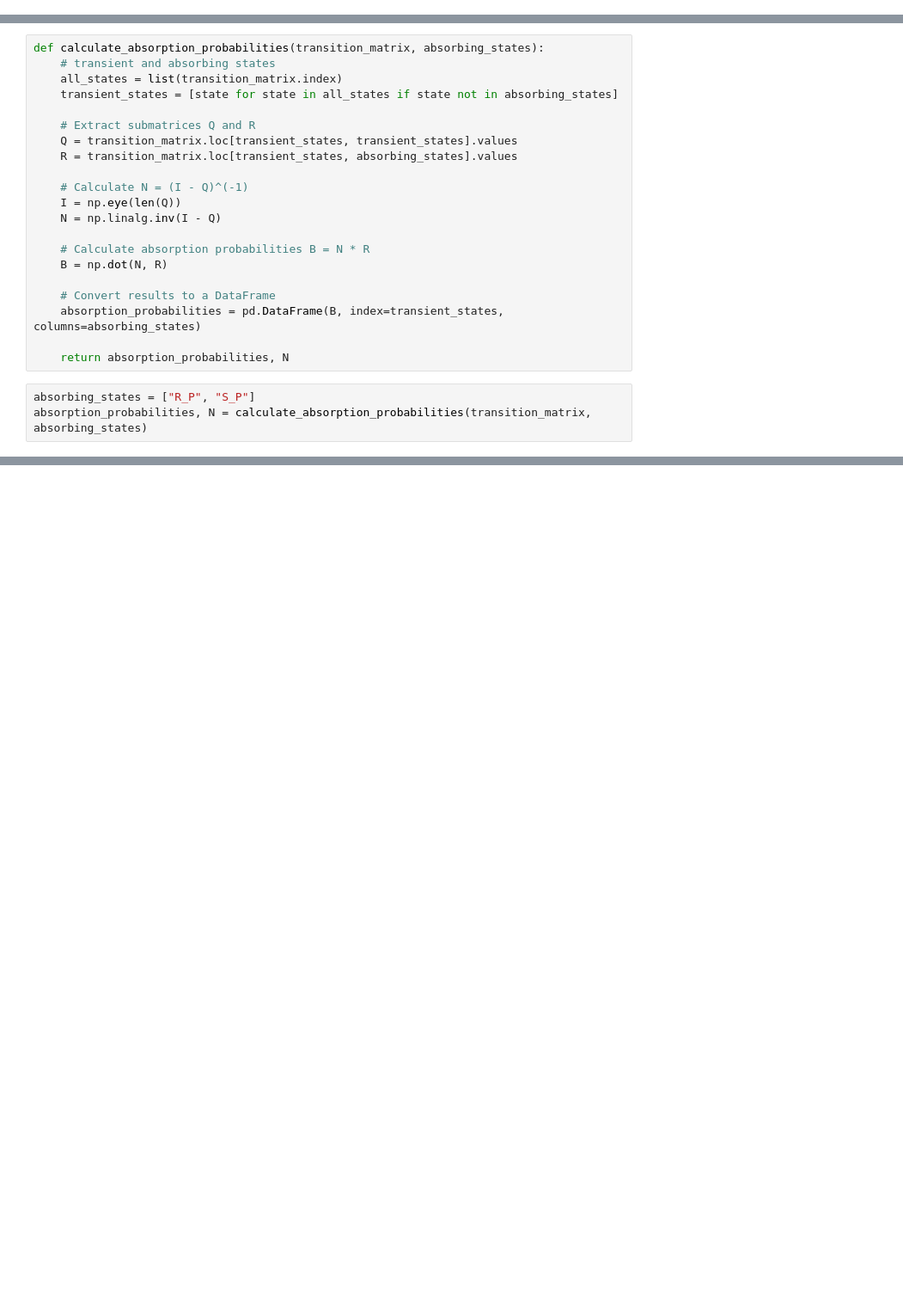
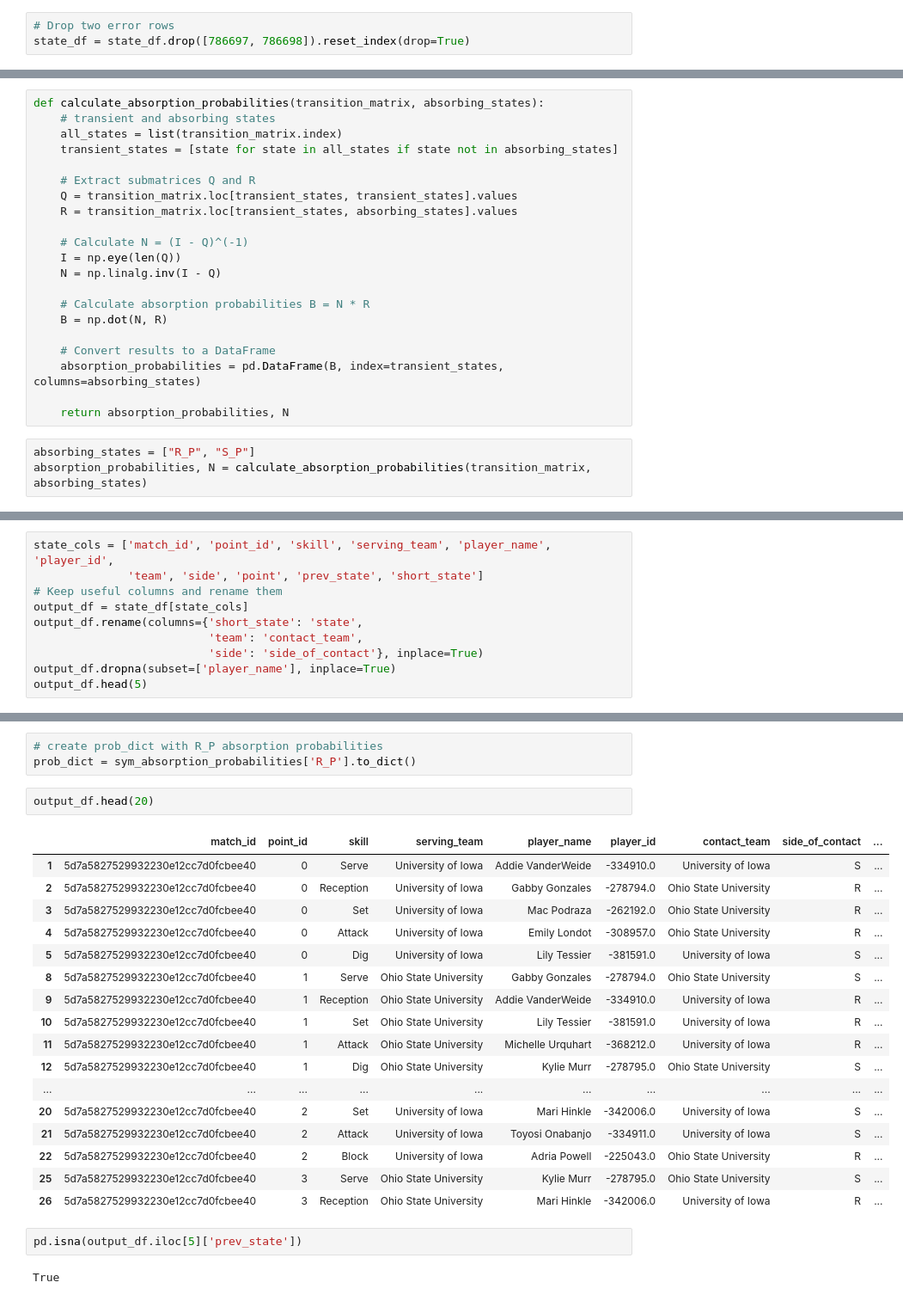
Before and after one commit to AndyZ-CYC/Volleyball_Project, a Jupyter notebook: New_Transition_Matrix_State.ipynb, the cells around one changed output, grey strips where cells are left out. Shown at 86% size. Saved outputs shown, nothing was run; the diff lists cells and outputs as text; blank space fills up the shorter version.

```diff
--- a/New_Transition_Matrix_State.ipynb
+++ b/New_Transition_Matrix_State.ipynb
@@ -166,3 +147,6 @@ state_df.to_csv('./data/point_state_data_semicolon.csv', sep=';', index=False)
+# %%
+# Drop two error rows
+state_df = state_df.drop([786697, 786698]).reset_index(drop=True)
 # %%
 def create_transition_matrix(df, state_column, prev_state_column):
     # Filter rows where both 'prev_state' and 'state' are not NaN
@@ -253,0 +334,10 @@ NameError: name 'tm2' is not defined
+# %%
+state_cols = ['match_id', 'point_id', 'skill', 'serving_team', 'player_name', 'player_id',
+              'team', 'side', 'point', 'prev_state', 'short_state']
+# Keep useful columns and rename them
+output_df = state_df[state_cols]
+output_df.rename(columns={'short_state': 'state',
+                          'team': 'contact_team',
+                          'side': 'side_of_contact'}, inplace=True)
+output_df.dropna(subset=['player_name'], inplace=True)
+output_df.head(5)
@@ -253,0 +351,27 @@ NameError: name 'tm2' is not defined
+# %%
+# create prob_dict with R_P absorption probabilities
+prob_dict = sym_absorption_probabilities['R_P'].to_dict()
+# %%
+output_df.head(20)
+# %% [output]
+|  | match_id | point_id | skill | serving_team | player_name | player_id | contact_team | side_of_contact | ... |
+| 1 | 5d7a5827529932230e12cc7d0fcbee40 | 0 | Serve | University of Iowa | Addie VanderWeide | -334910.0 | University of Iowa | S | ... |
+| 2 | 5d7a5827529932230e12cc7d0fcbee40 | 0 | Reception | University of Iowa | Gabby Gonzales | -278794.0 | Ohio State University | R | ... |
+| 3 | 5d7a5827529932230e12cc7d0fcbee40 | 0 | Set | University of Iowa | Mac Podraza | -262192.0 | Ohio State University | R | ... |
+| 4 | 5d7a5827529932230e12cc7d0fcbee40 | 0 | Attack | University of Iowa | Emily Londot | -308957.0 | Ohio State University | R | ... |
+| 5 | 5d7a5827529932230e12cc7d0fcbee40 | 0 | Dig | University of Iowa | Lily Tessier | -381591.0 | University of Iowa | S | ... |
+| 8 | 5d7a5827529932230e12cc7d0fcbee40 | 1 | Serve | Ohio State University | Gabby Gonzales | -278794.0 | Ohio State University | S | ... |
+| 9 | 5d7a5827529932230e12cc7d0fcbee40 | 1 | Reception | Ohio State University | Addie VanderWeide | -334910.0 | University of Iowa | R | ... |
+| 10 | 5d7a5827529932230e12cc7d0fcbee40 | 1 | Set | Ohio State University | Lily Tessier | -381591.0 | University of Iowa | R | ... |
+| 11 | 5d7a5827529932230e12cc7d0fcbee40 | 1 | Attack | Ohio State University | Michelle Urquhart | -368212.0 | University of Iowa | R | ... |
+| 12 | 5d7a5827529932230e12cc7d0fcbee40 | 1 | Dig | Ohio State University | Kylie Murr | -278795.0 | Ohio State University | S | ... |
+| ... | ... | ... | ... | ... | ... | ... | ... | ... | ... |
+| 20 | 5d7a5827529932230e12cc7d0fcbee40 | 2 | Set | University of Iowa | Mari Hinkle | -342006.0 | University of Iowa | S | ... |
+| 21 | 5d7a5827529932230e12cc7d0fcbee40 | 2 | Attack | University of Iowa | Toyosi Onabanjo | -334911.0 | University of Iowa | S | ... |
+| 22 | 5d7a5827529932230e12cc7d0fcbee40 | 2 | Block | University of Iowa | Adria Powell | -225043.0 | Ohio State University | R | ... |
+| 25 | 5d7a5827529932230e12cc7d0fcbee40 | 3 | Serve | Ohio State University | Kylie Murr | -278795.0 | Ohio State University | S | ... |
+| 26 | 5d7a5827529932230e12cc7d0fcbee40 | 3 | Reception | Ohio State University | Mari Hinkle | -342006.0 | University of Iowa | R | ... |
+# %%
+pd.isna(output_df.iloc[5]['prev_state'])
+# %% [output]
+True
```
Also changed, not shown: parts of 24 cells of this notebook, 6 other files.
